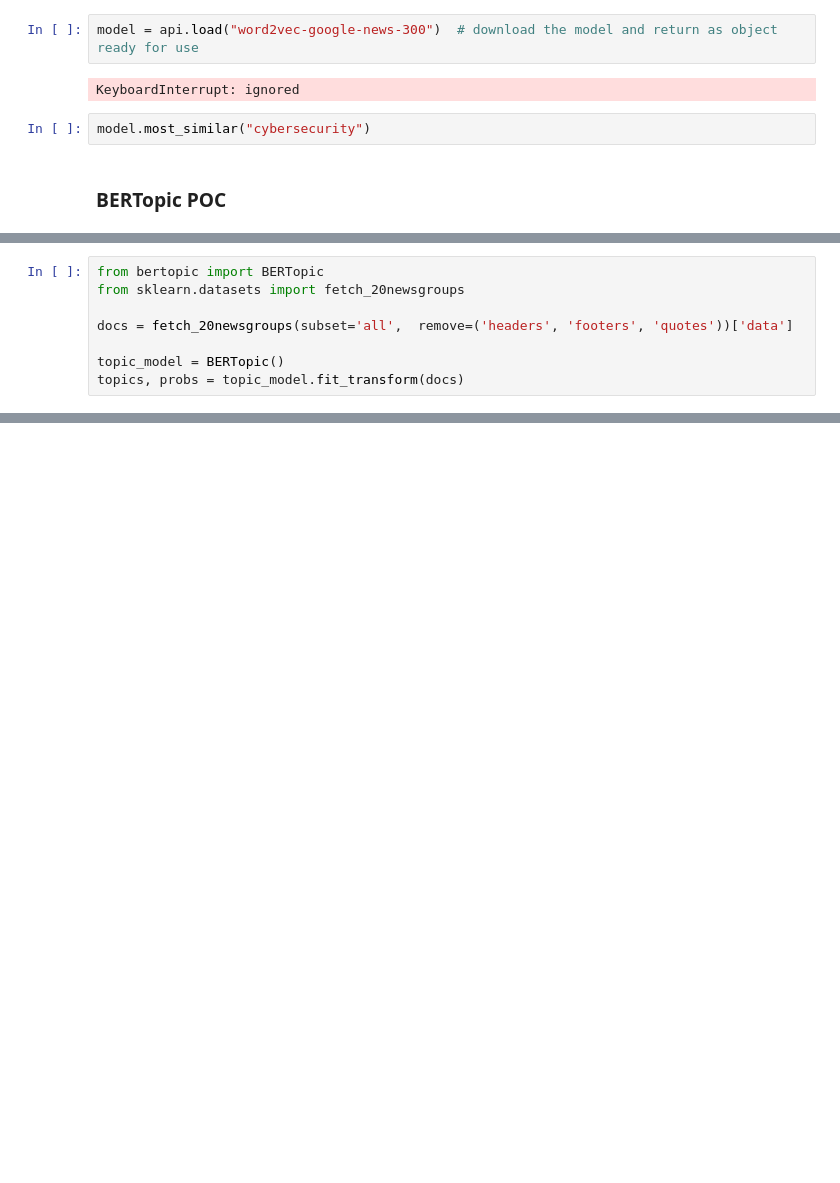
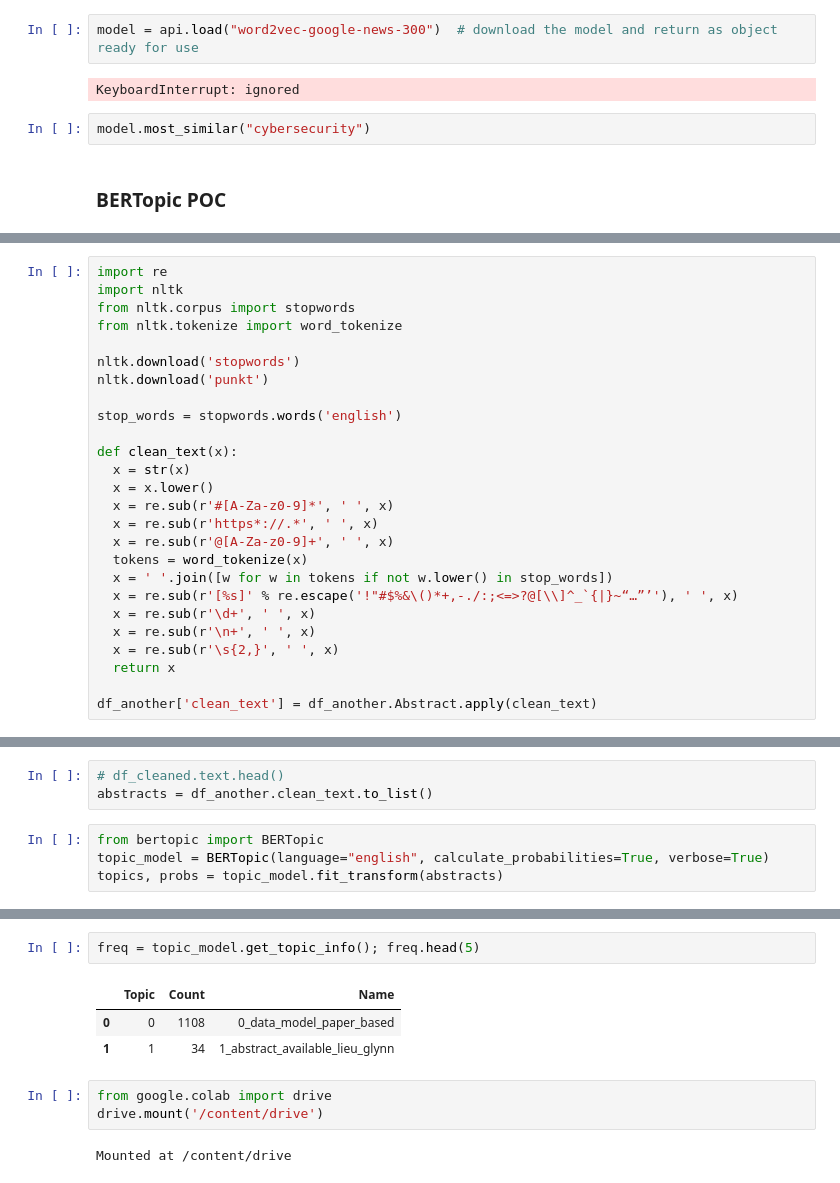
Before and after one commit to tristandewildt/ValueMonitor, a Jupyter notebook: Applying_Anchored_Corex.ipynb, the cells around one changed output, grey strips where cells are left out. Cells and saved outputs as stored; diff of their text form; blank space fills up the shorter version.

Commit message:
Trying BERTopic for our datasets

```diff
--- a/Applying_Anchored_Corex.ipynb
+++ b/Applying_Anchored_Corex.ipynb
@@ -355,0 +392,26 @@ Successfully installed importlib-metadata-5.1.0 tensorflow-text-2.9.0
+# %%
+import re
+import nltk
+from nltk.corpus import stopwords
+from nltk.tokenize import word_tokenize
+
+nltk.download('stopwords')
+nltk.download('punkt')
+
+stop_words = stopwords.words('english')
+
+def clean_text(x):
+  x = str(x)
+  x = x.lower()
+  x = re.sub(r'#[A-Za-z0-9]*', ' ', x)
+  x = re.sub(r'https*://.*', ' ', x)
+  x = re.sub(r'@[A-Za-z0-9]+', ' ', x)
+  tokens = word_tokenize(x)
+  x = ' '.join([w for w in tokens if not w.lower() in stop_words])
+  x = re.sub(r'[%s]' % re.escape('!"#$%&\()*+,-./:;<=>?@[\\]^_`{|}~“…”’'), ' ', x)
+  x = re.sub(r'\d+', ' ', x)
+  x = re.sub(r'\n+', ' ', x)
+  x = re.sub(r'\s{2,}', ' ', x)
+  return x
+
+df_another['clean_text'] = df_another.Abstract.apply(clean_text)
@@ -356,8 +450,7 @@ Successfully installed importlib-metadata-5.1.0 tensorflow-text-2.9.0
+# %%
+# df_cleaned.text.head()
+abstracts = df_another.clean_text.to_list()
 # %%
 from bertopic import BERTopic
-from sklearn.datasets import fetch_20newsgroups
-
-docs = fetch_20newsgroups(subset='all',  remove=('headers', 'footers', 'quotes'))['data']
-
-topic_model = BERTopic()
-topics, probs = topic_model.fit_transform(docs)
+topic_model = BERTopic(language="english", calculate_probabilities=True, verbose=True)
+topics, probs = topic_model.fit_transform(abstracts)
@@ -363,0 +461,11 @@ topics, probs = topic_model.fit_transform(docs)
+# %%
+freq = topic_model.get_topic_info(); freq.head(5)
+# %% [output]
+|  | Topic | Count | Name |
+| 0 | 0 | 1108 | 0_data_model_paper_based |
+| 1 | 1 | 34 | 1_abstract_available_lieu_glynn |
+# %%
+from google.colab import drive
+drive.mount('/content/drive')
+# %% [output]
+Mounted at /content/drive
```
Also changed, not shown: parts of 18 cells of this notebook.
